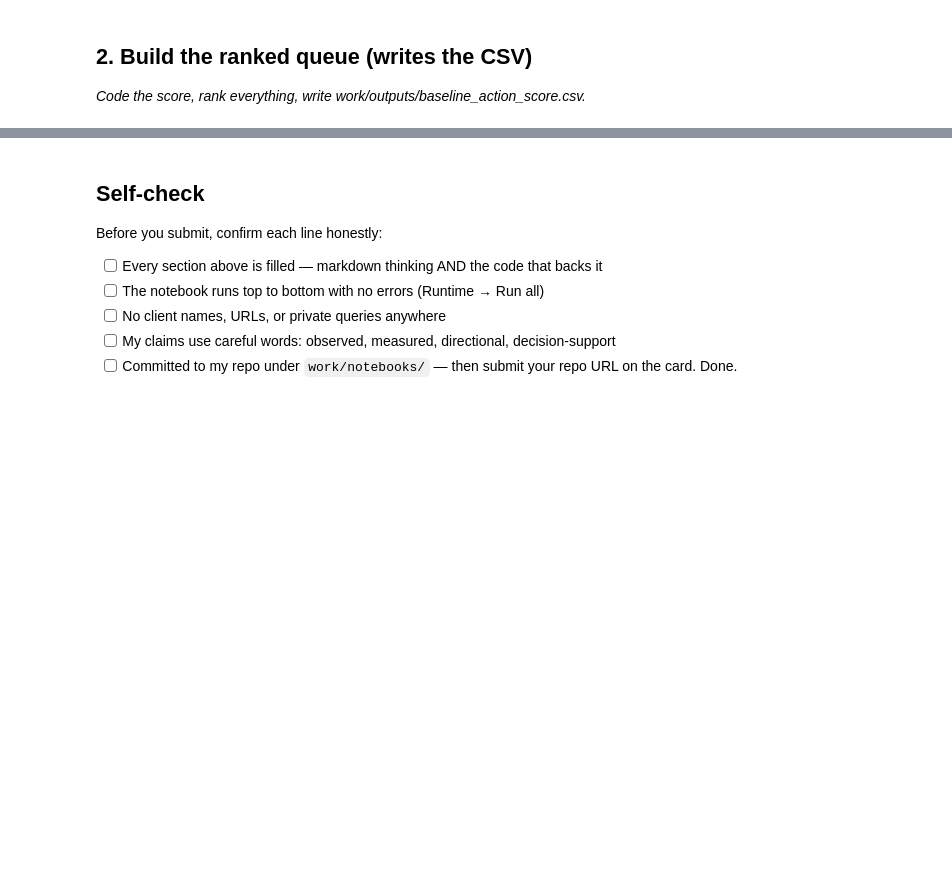
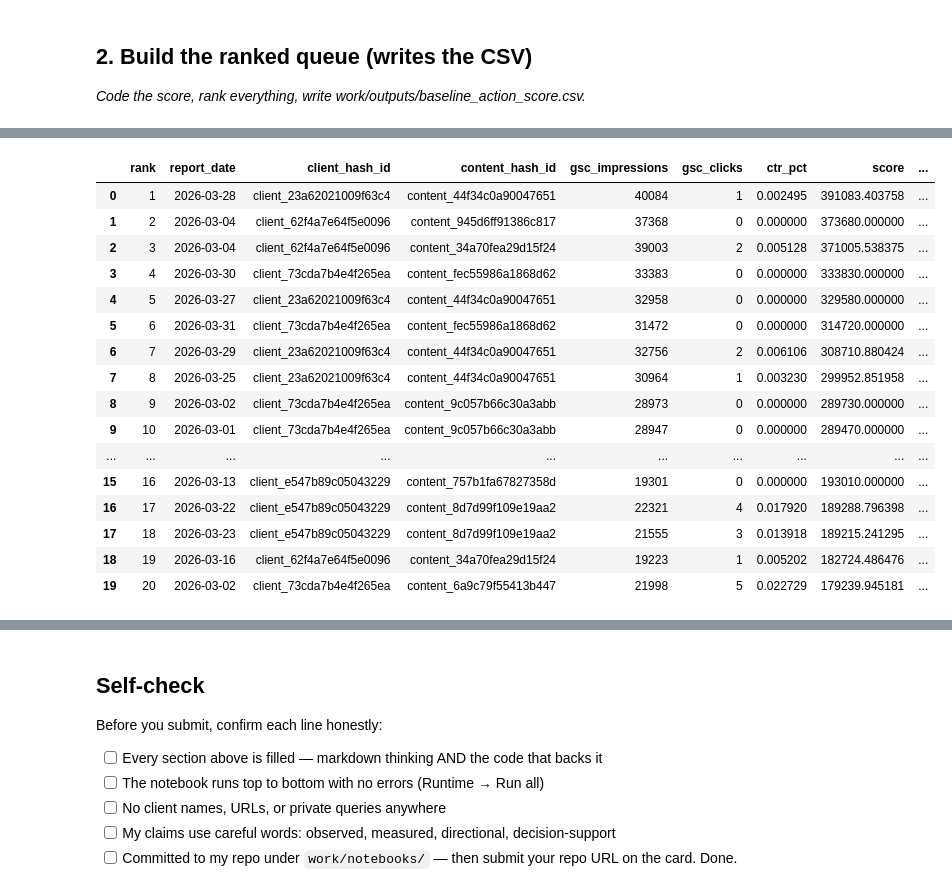
Before and after one commit to Ameen740/Internship_Flyrank, a Jupyter notebook: work/notebooks/w04_baseline_score.ipynb, the cells around one changed output, grey strips where cells are left out. Cells and saved outputs as stored; diff of their text form; code cells hidden in the pictures; blank space fills up the shorter version.

```diff
--- a/work/notebooks/w04_baseline_score.ipynb
+++ b/work/notebooks/w04_baseline_score.ipynb
@@ -36,0 +177,83 @@ This skeleton is yours to fill. Work the sections **in order** — each one has
+# %%
+# This cell is for CODE (numbers, a query, a check).
+# Write your text answer in the cell ABOVE this one — typing sentences here breaks Run All.
+import os
+
+# Load March 2026 data
+df = con.sql(f"""
+SELECT
+    report_date,
+    client_hash_id,
+    content_hash_id,
+    gsc_impressions,
+    gsc_clicks,
+    gsc_data_available
+FROM read_parquet(
+    '{rel}/fact_content_daily_performance/month=2026-03/*.parquet'
+)
+WHERE gsc_data_available IS TRUE
+  AND gsc_impressions > 0
+""").df()
+
+# Calculate CTR
+df["ctr_pct"] = (
+    100.0 * df["gsc_clicks"] / df["gsc_impressions"]
+)
+
+# Calculate the baseline priority score
+df["score"] = (
+    df["gsc_impressions"] / (df["ctr_pct"] + 0.1)
+)
+
+# Default reason and action
+df["reason_code"] = "NO_ACTION"
+df["action"] = "NO_ACTION"
+
+# Identify CTR review candidates
+candidate = (
+    (df["gsc_impressions"] >= 100) &
+    (df["ctr_pct"] < 2.0)
+)
+
+df.loc[candidate, "reason_code"] = "CTR_FIX_CANDIDATE"
+df.loc[candidate, "action"] = "REVIEW_CTR"
+
+# Rank all rows by score
+df = df.sort_values(
+    "score",
+    ascending=False
+).reset_index(drop=True)
+
+df["rank"] = df.index + 1
+
+# Create the final ranked queue
+queue = df[
+    [
+        "rank",
+        "report_date",
+        "client_hash_id",
+        "content_hash_id",
+        "gsc_impressions",
+        "gsc_clicks",
+        "ctr_pct",
+        "score",
+        "reason_code",
+        "action"
+    ]
+]
+
+# Create output folder
+os.makedirs("work/outputs", exist_ok=True)
+
+# Write the required CSV
+output_path = "work/outputs/baseline_action_score.csv"
+queue.to_csv(output_path, index=False)
+
+# Confirm the result
+print("Baseline ranked queue created successfully.")
+print("Number of rows:", len(queue))
+print("Output file:", output_path)
+
+# Display the top 20
+queue.head(20)
+# %% [output]
@@ -36,0 +263,17 @@ This skeleton is yours to fill. Work the sections **in order** — each one has
+|  | rank | report_date | client_hash_id | content_hash_id | gsc_impressions | gsc_clicks | ctr_pct | score | ... |
+| 0 | 1 | 2026-03-28 | client_23a62021009f63c4 | content_44f34c0a90047651 | 40084 | 1 | 0.002495 | 391083.403758 | ... |
+| 1 | 2 | 2026-03-04 | client_62f4a7e64f5e0096 | content_945d6ff91386c817 | 37368 | 0 | 0.000000 | 373680.000000 | ... |
+| 2 | 3 | 2026-03-04 | client_62f4a7e64f5e0096 | content_34a70fea29d15f24 | 39003 | 2 | 0.005128 | 371005.538375 | ... |
+| 3 | 4 | 2026-03-30 | client_73cda7b4e4f265ea | content_fec55986a1868d62 | 33383 | 0 | 0.000000 | 333830.000000 | ... |
+| 4 | 5 | 2026-03-27 | client_23a62021009f63c4 | content_44f34c0a90047651 | 32958 | 0 | 0.000000 | 329580.000000 | ... |
+| 5 | 6 | 2026-03-31 | client_73cda7b4e4f265ea | content_fec55986a1868d62 | 31472 | 0 | 0.000000 | 314720.000000 | ... |
+| 6 | 7 | 2026-03-29 | client_23a62021009f63c4 | content_44f34c0a90047651 | 32756 | 2 | 0.006106 | 308710.880424 | ... |
+| 7 | 8 | 2026-03-25 | client_23a62021009f63c4 | content_44f34c0a90047651 | 30964 | 1 | 0.003230 | 299952.851958 | ... |
+| 8 | 9 | 2026-03-02 | client_73cda7b4e4f265ea | content_9c057b66c30a3abb | 28973 | 0 | 0.000000 | 289730.000000 | ... |
+| 9 | 10 | 2026-03-01 | client_73cda7b4e4f265ea | content_9c057b66c30a3abb | 28947 | 0 | 0.000000 | 289470.000000 | ... |
+| ... | ... | ... | ... | ... | ... | ... | ... | ... | ... |
+| 15 | 16 | 2026-03-13 | client_e547b89c05043229 | content_757b1fa67827358d | 19301 | 0 | 0.000000 | 193010.000000 | ... |
+| 16 | 17 | 2026-03-22 | client_e547b89c05043229 | content_8d7d99f109e19aa2 | 22321 | 4 | 0.017920 | 189288.796398 | ... |
+| 17 | 18 | 2026-03-23 | client_e547b89c05043229 | content_8d7d99f109e19aa2 | 21555 | 3 | 0.013918 | 189215.241295 | ... |
+| 18 | 19 | 2026-03-16 | client_62f4a7e64f5e0096 | content_34a70fea29d15f24 | 19223 | 1 | 0.005202 | 182724.486476 | ... |
+| 19 | 20 | 2026-03-02 | client_73cda7b4e4f265ea | content_6a9c79f55413b447 | 21998 | 5 | 0.022729 | 179239.945181 | ... |
```
Also changed, not shown: parts of 15 cells of this notebook.
